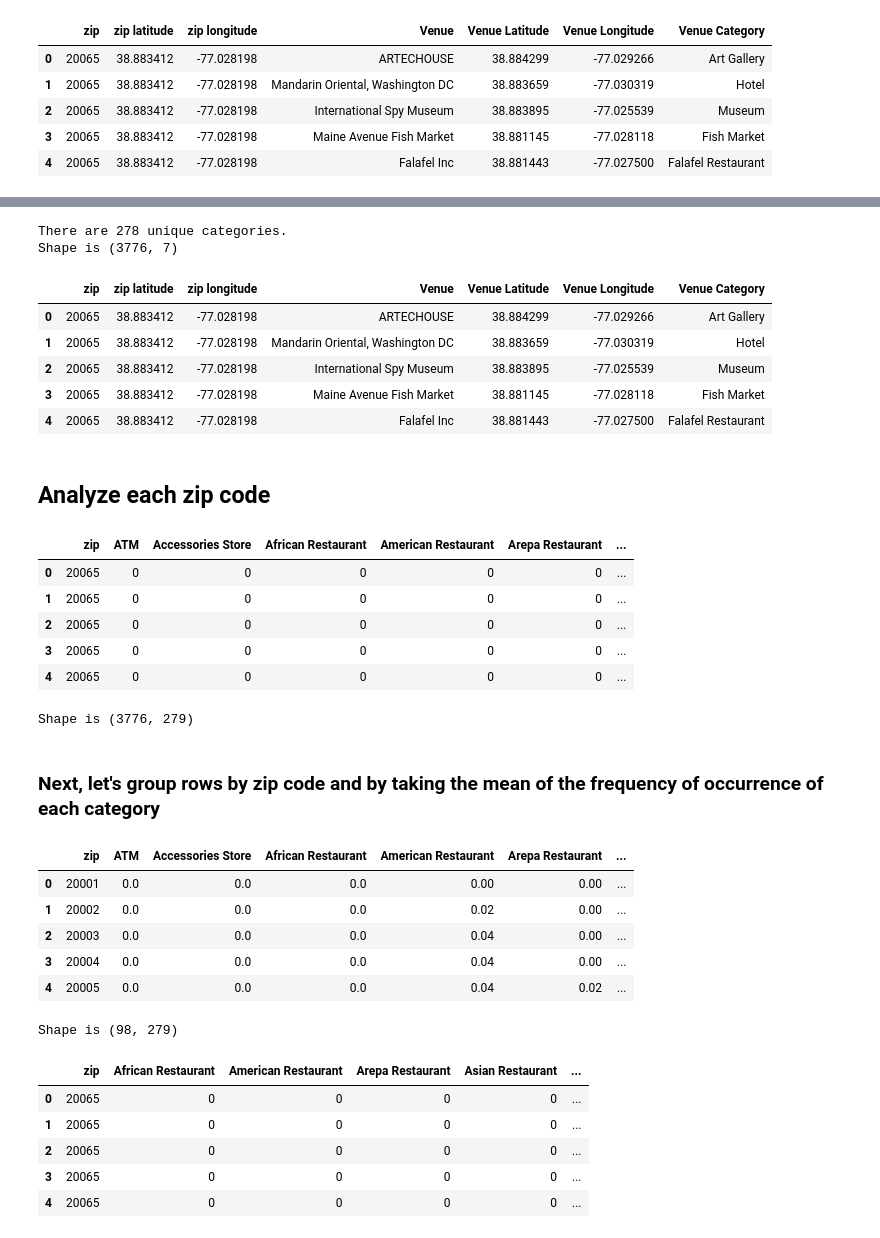
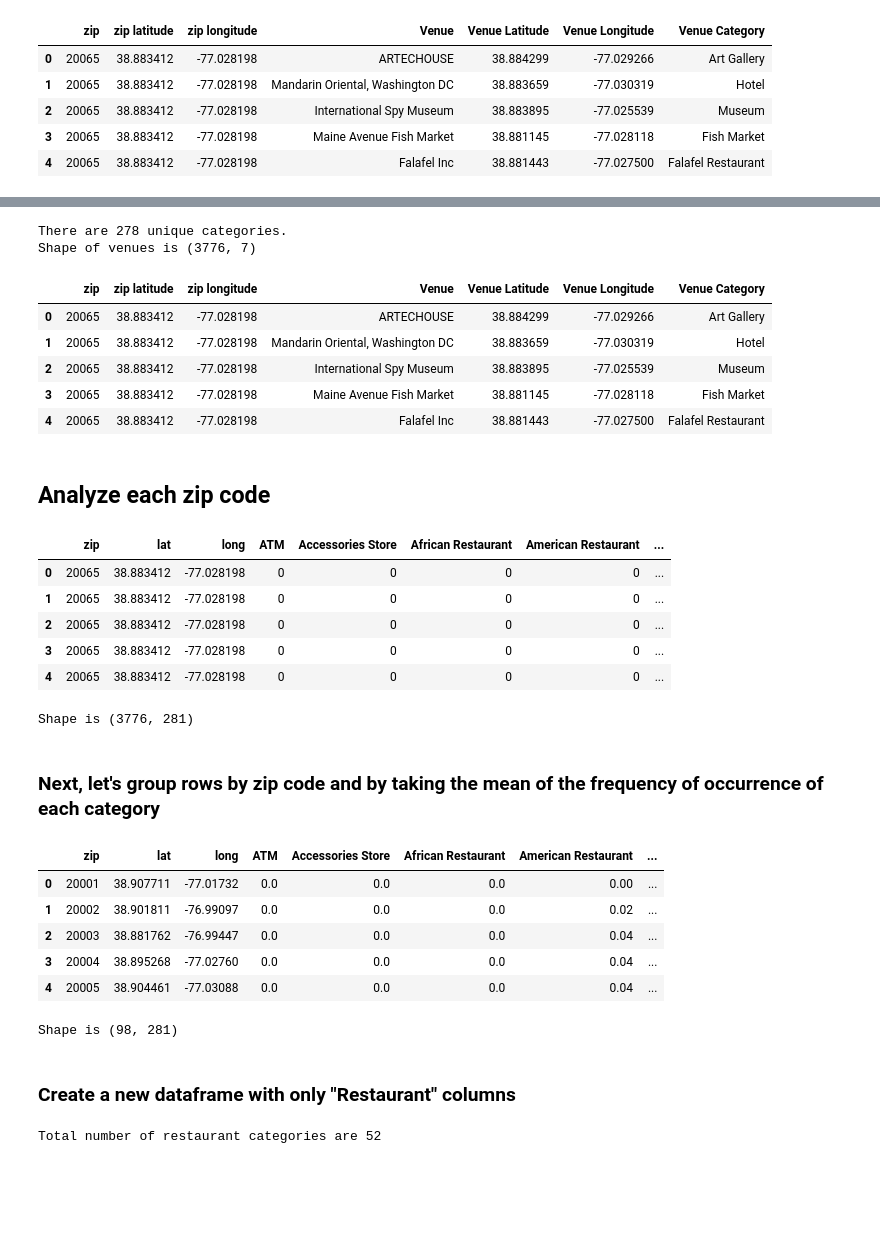
Before and after one commit to mpamal/Coursera_Capstone, a Jupyter notebook: Coursera_Capstone.ipynb, the cells around one changed output, grey strips where cells are left out. Saved outputs shown, nothing was run; the diff lists cells and outputs as text; code cells hidden in the pictures; blank space fills up the shorter version.

```diff
--- a/Coursera_Capstone.ipynb
+++ b/Coursera_Capstone.ipynb
@@ -120,9 +119,9 @@ def getNearbyVenues(names, latitudes, longitudes, radius=500):
 # %%
 # Read from Foursquare and write this data to CSV for later reload so that we don't run into quota limits of FourSquare APIs
 # venuesDf = getNearbyVenues(zipcodesDf["zip"], zipcodesDf["lat"], zipcodesDf["long"])
-# venuesDf.to_csv("foursquare_data.csv")
+# venuesDf.to_csv("foursquare_venues.csv", index=False)
 
-# venuesDf = pd.read_csv("foursquare_data.csv")
+venuesDf = pd.read_csv("foursquare_venues.csv")
 venuesDf.head()
 # %% [output]
 |  | zip | zip latitude | zip longitude | Venue | Venue Latitude | Venue Longitude | Venue Category |
@@ -136,10 +143,10 @@ venuesDf.head()
 # %%
 print('There are {} unique categories.'.format(len(venuesDf['Venue Category'].unique())))
-print('Shape is {} '.format(venuesDf.shape))
+print('Shape of venues is {} '.format(venuesDf.shape))
 venuesDf.head()
 # %% [output]
 There are 278 unique categories.
-Shape is (3776, 7)
+Shape of venues is (3776, 7)
 |  | zip | zip latitude | zip longitude | Venue | Venue Latitude | Venue Longitude | Venue Category |
 | 0 | 20065 | 38.883412 | -77.028198 | ARTECHOUSE | 38.884299 | -77.029266 | Art Gallery |
 | 1 | 20065 | 38.883412 | -77.028198 | Mandarin Oriental, Washington DC | 38.883659 | -77.030319 | Hotel |
@@ -151,55 +158,52 @@ Shape is (3776, 7)
 # %%
 # one hot encoding
 dc_onehot = pd.get_dummies(venuesDf[['Venue Category']], prefix="", prefix_sep="")
 
 # add zip column back to dataframe
-dc_onehot['zip'] = venuesDf['zip']
+# dc_onehot['zip'] = venuesDf['zip']
+dc_onehot.insert(0, "zip", venuesDf['zip'])
+dc_onehot.insert(1, "lat", venuesDf['zip latitude'])
+dc_onehot.insert(2, "long", venuesDf['zip longitude'])
 
 # # move zip column to the first column
-fixed_columns = [dc_onehot.columns[-1]] + list(dc_onehot.columns[:-1])
-dc_onehot = dc_onehot[fixed_columns]
+# fixed_columns = [dc_onehot.columns[-1]] + list(dc_onehot.columns[:-1])
+# dc_onehot = dc_onehot[fixed_columns]
 
 dc_onehot.head()
 # %% [output]
-|  | zip | ATM | Accessories Store | African Restaurant | American Restaurant | Arepa Restaurant | ... |
-| 0 | 20065 | 0 | 0 | 0 | 0 | 0 | ... |
-| 1 | 20065 | 0 | 0 | 0 | 0 | 0 | ... |
-| 2 | 20065 | 0 | 0 | 0 | 0 | 0 | ... |
-| 3 | 20065 | 0 | 0 | 0 | 0 | 0 | ... |
-| 4 | 20065 | 0 | 0 | 0 | 0 | 0 | ... |
+|  | zip | lat | long | ATM | Accessories Store | African Restaurant | American Restaurant | ... |
+| 0 | 20065 | 38.883412 | -77.028198 | 0 | 0 | 0 | 0 | ... |
+| 1 | 20065 | 38.883412 | -77.028198 | 0 | 0 | 0 | 0 | ... |
+| 2 | 20065 | 38.883412 | -77.028198 | 0 | 0 | 0 | 0 | ... |
+| 3 | 20065 | 38.883412 | -77.028198 | 0 | 0 | 0 | 0 | ... |
+| 4 | 20065 | 38.883412 | -77.028198 | 0 | 0 | 0 | 0 | ... |
 # %%
 print('Shape is {} '.format(dc_onehot.shape))
 # %% [output]
-Shape is (3776, 279)
+Shape is (3776, 281)
 # %% [markdown]
 ### Next, let's group rows by zip code and by taking the mean of the frequency of occurrence of each category
 # %%
 dc_grouped = dc_onehot.groupby('zip').mean().reset_index()
 dc_grouped.head()
 # %% [output]
-|  | zip | ATM | Accessories Store | African Restaurant | American Restaurant | Arepa Restaurant | ... |
-| 0 | 20001 | 0.0 | 0.0 | 0.0 | 0.00 | 0.00 | ... |
-| 1 | 20002 | 0.0 | 0.0 | 0.0 | 0.02 | 0.00 | ... |
-| 2 | 20003 | 0.0 | 0.0 | 0.0 | 0.04 | 0.00 | ... |
-| 3 | 20004 | 0.0 | 0.0 | 0.0 | 0.04 | 0.00 | ... |
-| 4 | 20005 | 0.0 | 0.0 | 0.0 | 0.04 | 0.02 | ... |
+|  | zip | lat | long | ATM | Accessories Store | African Restaurant | American Restaurant | ... |
+| 0 | 20001 | 38.907711 | -77.01732 | 0.0 | 0.0 | 0.0 | 0.00 | ... |
+| 1 | 20002 | 38.901811 | -76.99097 | 0.0 | 0.0 | 0.0 | 0.02 | ... |
+| 2 | 20003 | 38.881762 | -76.99447 | 0.0 | 0.0 | 0.0 | 0.04 | ... |
+| 3 | 20004 | 38.895268 | -77.02760 | 0.0 | 0.0 | 0.0 | 0.04 | ... |
+| 4 | 20005 | 38.904461 | -77.03088 | 0.0 | 0.0 | 0.0 | 0.04 | ... |
 # %%
 print('Shape is {} '.format(dc_grouped.shape))
 # %% [output]
-Shape is (98, 279)
+Shape is (98, 281)
+# %% [markdown]
+### Create a new dataframe with only "Restaurant" columns
 # %%
-# Create a new dataframe with "Restaurant" columns
-cols = [col for col in dc_onehot.columns]
-cols = [col for col in dc_onehot.columns if col.find("Restaurant") >= 0]
-cols.insert(0, "zip")
-cols
-
-restaurantsDf = dc_onehot[cols]
-restaurantsDf.head()
+# Create a new dataframe with only "* Restaurant *" columns
+cols = [col for col in dc_grouped.columns]
+restaurantCategories = [col for col in dc_grouped.columns if col.find("Restaurant") >= 0]
+# cols.insert(0, "zip")
+print('Total number of restaurant categories are {} '.format(len(restaurantCategories)))
 # %% [output]
-|  | zip | African Restaurant | American Restaurant | Arepa Restaurant | Asian Restaurant | ... |
-| 0 | 20065 | 0 | 0 | 0 | 0 | ... |
-| 1 | 20065 | 0 | 0 | 0 | 0 | ... |
-| 2 | 20065 | 0 | 0 | 0 | 0 | ... |
-| 3 | 20065 | 0 | 0 | 0 | 0 | ... |
-| 4 | 20065 | 0 | 0 | 0 | 0 | ... |
+Total number of restaurant categories are 52
```
Also changed, not shown: parts of 11 cells of this notebook, 3 other files.
